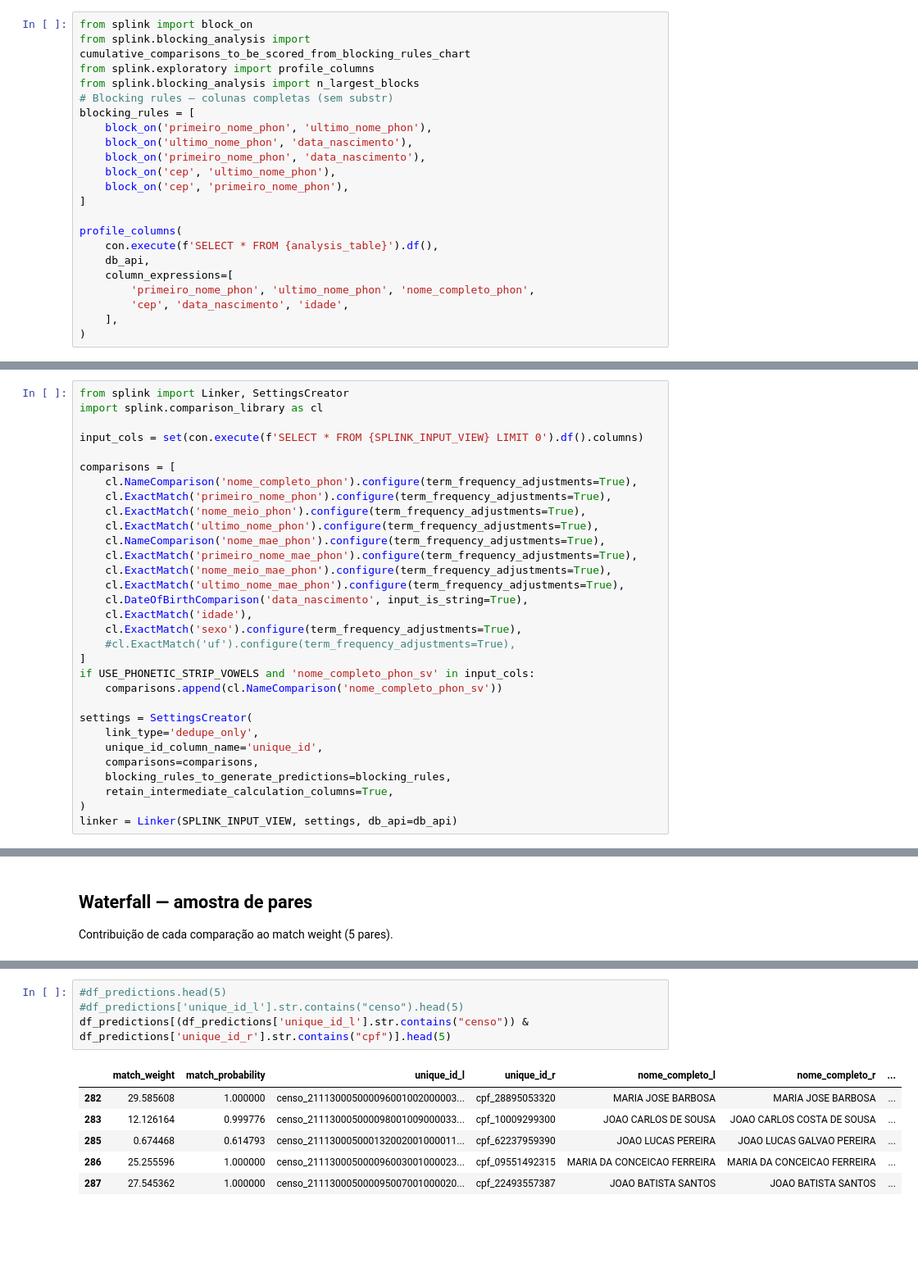
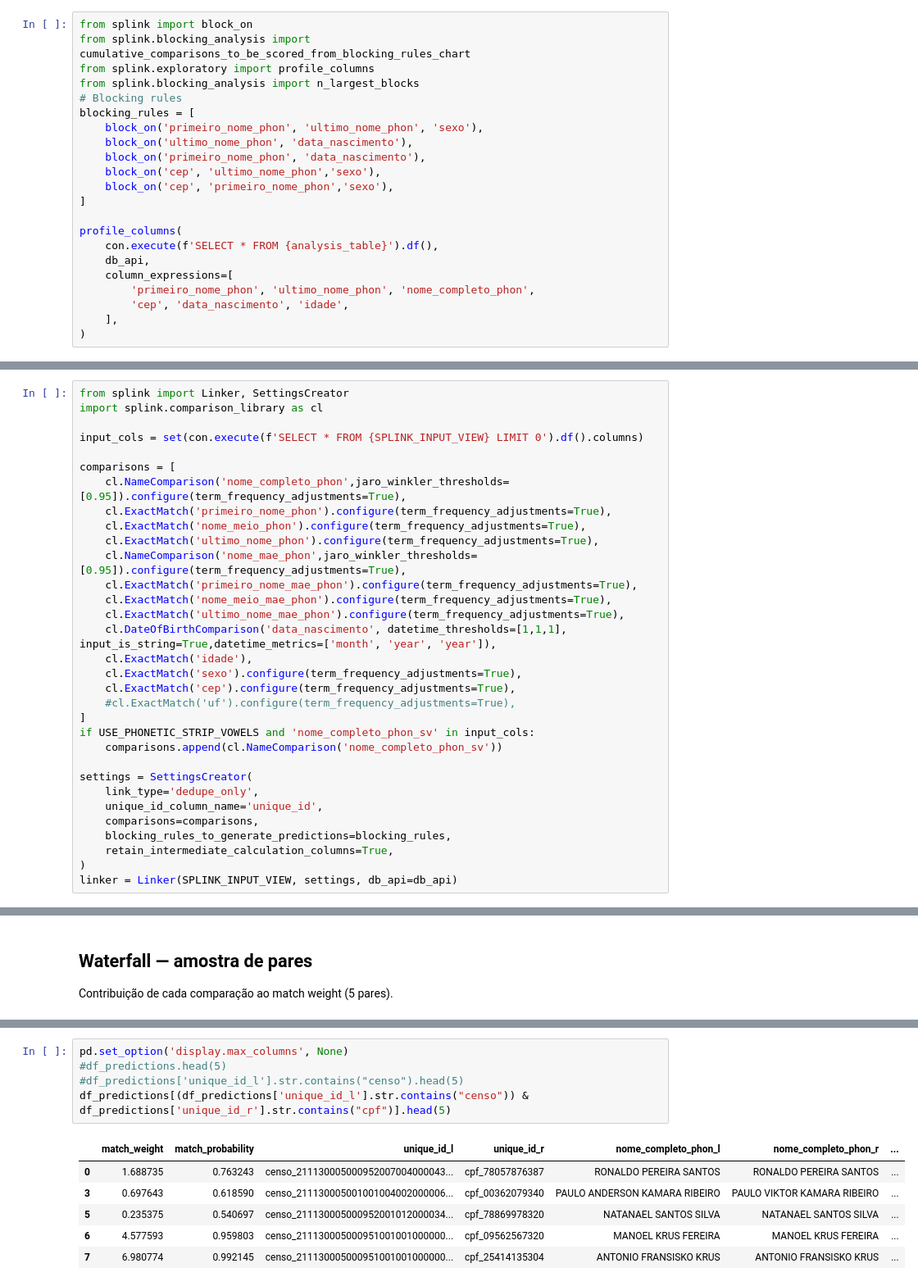
Before and after one commit to ramonbhb/ibge-probabilistico, a Jupyter notebook: notebooks/02_deduplicar_splink.ipynb, the cells around one changed output, grey strips where cells are left out. Shown at 82% size. Saved outputs shown, nothing was run; the diff lists cells and outputs as text; blank space fills up the shorter version.

```diff
--- a/notebooks/02_deduplicar_splink.ipynb
+++ b/notebooks/02_deduplicar_splink.ipynb
@@ -140,13 +140,13 @@ from splink import block_on
 from splink.blocking_analysis import cumulative_comparisons_to_be_scored_from_blocking_rules_chart
 from splink.exploratory import profile_columns
 from splink.blocking_analysis import n_largest_blocks
-# Blocking rules — colunas completas (sem substr)
+# Blocking rules
 blocking_rules = [
-    block_on('primeiro_nome_phon', 'ultimo_nome_phon'),
+    block_on('primeiro_nome_phon', 'ultimo_nome_phon', 'sexo'),
     block_on('ultimo_nome_phon', 'data_nascimento'),
     block_on('primeiro_nome_phon', 'data_nascimento'),
-    block_on('cep', 'ultimo_nome_phon'),
-    block_on('cep', 'primeiro_nome_phon'),
+    block_on('cep', 'ultimo_nome_phon','sexo'),
+    block_on('cep', 'primeiro_nome_phon','sexo'),
 ]
 
 profile_columns(
@@ -179,17 +179,18 @@ import splink.comparison_library as cl
 input_cols = set(con.execute(f'SELECT * FROM {SPLINK_INPUT_VIEW} LIMIT 0').df().columns)
 
 comparisons = [
-    cl.NameComparison('nome_completo_phon').configure(term_frequency_adjustments=True),
+    cl.NameComparison('nome_completo_phon',jaro_winkler_thresholds=[0.95]).configure(term_frequency_adjustments=True),
     cl.ExactMatch('primeiro_nome_phon').configure(term_frequency_adjustments=True),
     cl.ExactMatch('nome_meio_phon').configure(term_frequency_adjustments=True),
     cl.ExactMatch('ultimo_nome_phon').configure(term_frequency_adjustments=True),
-    cl.NameComparison('nome_mae_phon').configure(term_frequency_adjustments=True),
+    cl.NameComparison('nome_mae_phon',jaro_winkler_thresholds=[0.95]).configure(term_frequency_adjustments=True),
     cl.ExactMatch('primeiro_nome_mae_phon').configure(term_frequency_adjustments=True),
     cl.ExactMatch('nome_meio_mae_phon').configure(term_frequency_adjustments=True),
     cl.ExactMatch('ultimo_nome_mae_phon').configure(term_frequency_adjustments=True),
-    cl.DateOfBirthComparison('data_nascimento', input_is_string=True),
+    cl.DateOfBirthComparison('data_nascimento', datetime_thresholds=[1,1,1], input_is_string=True,datetime_metrics=['month', 'year', 'year']),
     cl.ExactMatch('idade'),
     cl.ExactMatch('sexo').configure(term_frequency_adjustments=True),
+    cl.ExactMatch('cep').configure(term_frequency_adjustments=True),
     #cl.ExactMatch('uf').configure(term_frequency_adjustments=True),
 ]
 if USE_PHONETIC_STRIP_VOWELS and 'nome_completo_phon_sv' in input_cols:
@@ -330,13 +314,14 @@ linker.visualisations.waterfall_chart(records_to_plot, filter_nulls=False)
 # %% [output]
 [interactive output not drawn]
 # %%
+pd.set_option('display.max_columns', None)
 #df_predictions.head(5)
 #df_predictions['unique_id_l'].str.contains("censo").head(5)
 df_predictions[(df_predictions['unique_id_l'].str.contains("censo")) & df_predictions['unique_id_r'].str.contains("cpf")].head(5)
 # %% [output]
-|  | match_weight | match_probability | unique_id_l | unique_id_r | nome_completo_l | nome_completo_r | ... |
-| 282 | 29.585608 | 1.000000 | censo_211130005000096001002000003... | cpf_28895053320 | MARIA JOSE BARBOSA | MARIA JOSE BARBOSA | ... |
-| 283 | 12.126164 | 0.999776 | censo_211130005000098001009000033... | cpf_10009299300 | JOAO CARLOS DE SOUSA | JOAO CARLOS COSTA DE SOUSA | ... |
-| 285 | 0.674468 | 0.614793 | censo_211130005000132002001000011... | cpf_62237959390 | JOAO LUCAS PEREIRA | JOAO LUCAS GALVAO PEREIRA | ... |
-| 286 | 25.255596 | 1.000000 | censo_211130005000096003001000023... | cpf_09551492315 | MARIA DA CONCEICAO FERREIRA | MARIA DA CONCEICAO FERREIRA | ... |
-| 287 | 27.545362 | 1.000000 | censo_211130005000095007001000020... | cpf_22493557387 | JOAO BATISTA SANTOS | JOAO BATISTA SANTOS | ... |
+|  | match_weight | match_probability | unique_id_l | unique_id_r | nome_completo_phon_l | nome_completo_phon_r | ... |
+| 0 | 1.688735 | 0.763243 | censo_211130005000952007004000043... | cpf_78057876387 | RONALDO PEREIRA SANTOS | RONALDO PEREIRA SANTOS | ... |
+| 3 | 0.697643 | 0.618590 | censo_211130005001001004002000006... | cpf_00362079340 | PAULO ANDERSON KAMARA RIBEIRO | PAULO VIKTOR KAMARA RIBEIRO | ... |
+| 5 | 0.235375 | 0.540697 | censo_211130005000952001012000034... | cpf_78869978320 | NATANAEL SANTOS SILVA | NATANAEL SANTOS SILVA | ... |
+| 6 | 4.577593 | 0.959803 | censo_211130005000951001001000000... | cpf_09562567320 | MANOEL KRUS FEREIRA | MANOEL KRUS FEREIRA | ... |
+| 7 | 6.980774 | 0.992145 | censo_211130005000951001001000000... | cpf_25414135304 | ANTONIO FRANSISKO KRUS | ANTONIO FRANSISKO KRUS | ... |
```
Also changed, not shown: parts of 9 cells of this notebook, 4 other files.
